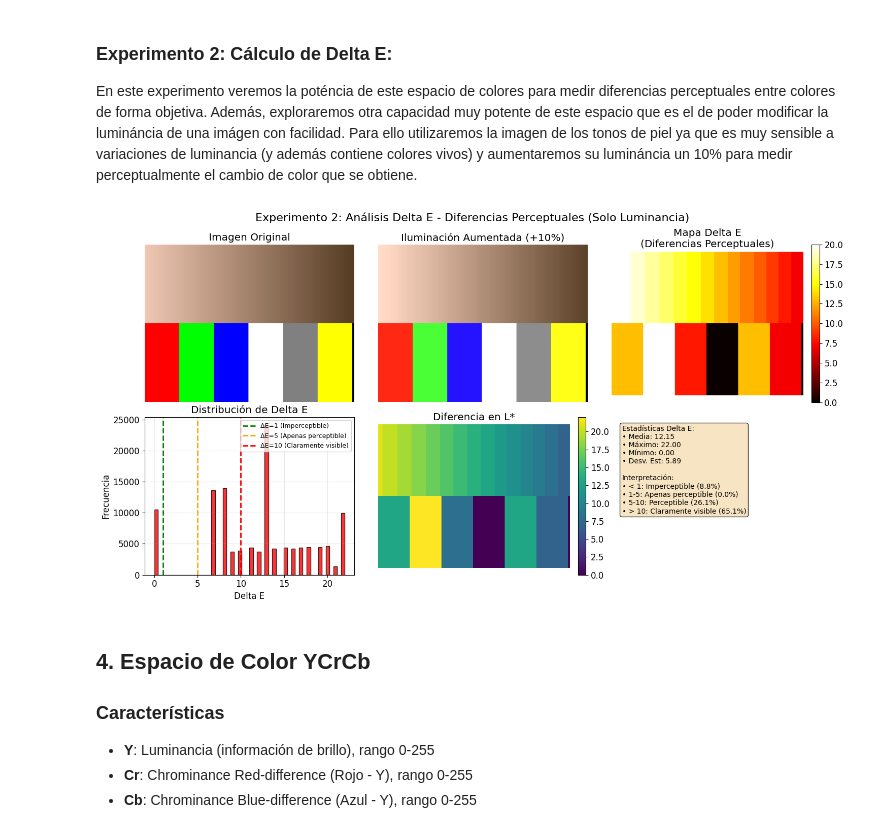
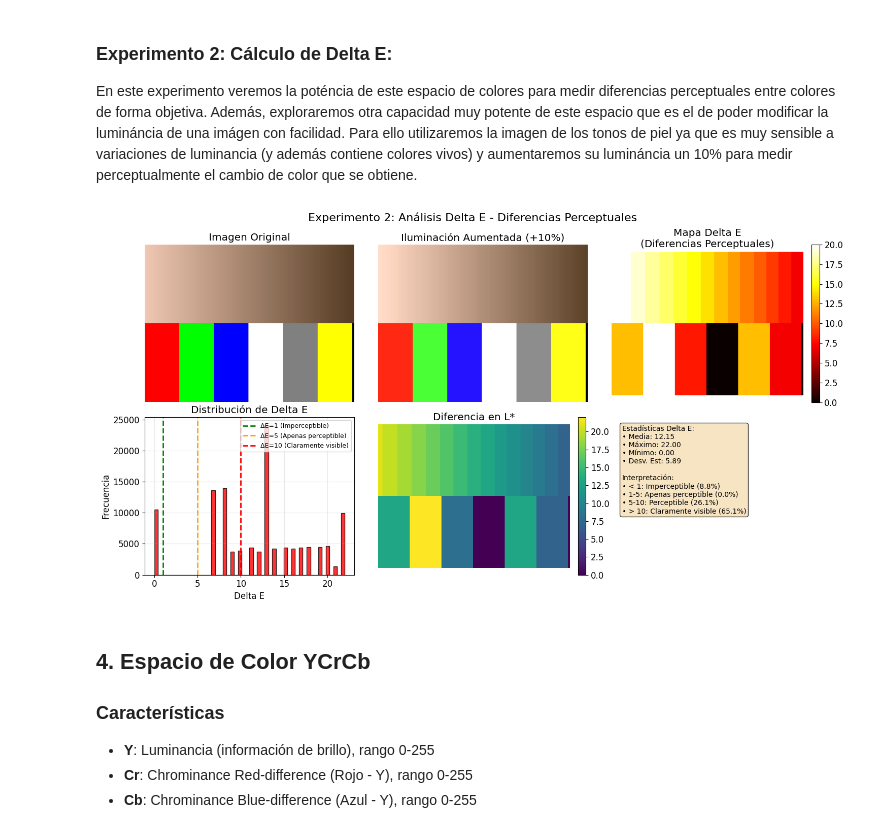
Before and after one commit to Shovar/UA2_AA1.-Comparaci-n-de-distintos-espacios-de-color-en-im-genes-digitales, a Jupyter notebook: espacios_color.ipynb, the cells around one changed output. Cells and saved outputs as stored; diff of their text form; code cells hidden in the pictures.

```diff
--- a/espacios_color.ipynb
+++ b/espacios_color.ipynb
@@ -676,14 +670,13 @@ plt.show()
 
 En este experimento veremos la poténcia de este espacio de colores para medir diferencias perceptuales entre colores de forma objetiva. Además, exploraremos otra capacidad muy potente de este espacio que es el de poder modificar la lumináncia de una imágen con facilidad. Para ello utilizaremos la imagen de los tonos de piel ya que es muy sensible a variaciones de luminancia (y además contiene colores vivos) y aumentaremos su lumináncia un 10% para medir perceptualmente el cambio de color que se obtiene.
 # %%
-# Experimento 2: Cálculo de Delta E - Diferencias Perceptuales
 
 def simular_cambio_iluminacion(imagen, factor_luminancia=1.2):
     """Simula cambio de iluminación modificando el canal L* en LAB"""
     lab = cv2.cvtColor(imagen, cv2.COLOR_BGR2LAB)
     lab_modificada = lab.copy()
 
-    # Modificar canal L* (luminancia)
+    # Modificar canal L*
     lab_modificada[:,:,0] = np.clip(lab_modificada[:,:,0] * factor_luminancia, 0, 255)
 
     # Convertir de vuelta a BGR
@@ -717,7 +710,7 @@ delta_e, delta_l, delta_a, delta_b = calcular_delta_e_avanzado(lab_modificada, l
 fig, axes = plt.subplots(2, 3, figsize=(15, 8))
 
 # Fila 1: Comparación visual
-axes[0,0].imshow(cv2.cvtColor(img_piel, cv2.COLOR_BGR2RGB))  # USAR ESPECTRO HSV
+axes[0,0].imshow(cv2.cvtColor(img_piel, cv2.COLOR_BGR2RGB))
 axes[0,0].set_title('Imagen Original')
 axes[0,0].axis('off')
 
@@ -742,36 +735,36 @@ axes[1,0].axvline(5, color='orange', linestyle='--', linewidth=2, label='ΔE=5 (
 axes[1,0].axvline(10, color='red', linestyle='--', linewidth=2, label='ΔE=10 (Claramente visible)')
 axes[1,0].legend(fontsize=9)
 axes[1,0].grid(True, alpha=0.3)
 
-# Solo diferencia de luminancia (lo que realmente cambia)
+# Solo diferencia de luminancia
 diferencia_lum = np.abs(delta_l)
 im2 = axes[1,1].imshow(diferencia_lum, cmap='viridis')
 axes[1,1].set_title('Diferencia en L*')
 axes[1,1].axis('off')
 plt.colorbar(im2, ax=axes[1,1], fraction=0.046, pad=0.04)
 
 # Estadísticas Delta E
 stats_text = f"""Estadísticas Delta E:
 • Media: {np.mean(delta_e):.2f}
 • Máximo: {np.max(delta_e):.2f}
 • Mínimo: {np.min(delta_e):.2f}
 • Desv. Est: {np.std(delta_e):.2f}
 
 Interpretación:
 • < 1: Imperceptible ({np.sum(delta_e < 1)/delta_e.size*100:.1f}%)
 • 1-5: Apenas perceptible ({np.sum((delta_e >= 1) & (delta_e < 5))/delta_e.size*100:.1f}%)
 • 5-10: Perceptible ({np.sum((delta_e >= 5) & (delta_e < 10))/delta_e.size*100:.1f}%)
 • > 10: Claramente visible ({np.sum(delta_e >= 10)/delta_e.size*100:.1f}%)"""
 
 axes[1,2].text(0.05, 0.95, stats_text, transform=axes[1,2].transAxes, fontsize=10,
                verticalalignment='top', bbox=dict(boxstyle='round', facecolor='wheat', alpha=0.8))
 axes[1,2].axis('off')
 
-plt.suptitle('Experimento 2: Análisis Delta E - Diferencias Perceptuales (Solo Luminancia)', fontsize=16)
+plt.suptitle('Experimento 2: Análisis Delta E - Diferencias Perceptuales', fontsize=16)
 plt.tight_layout()
 plt.show()
 # %% [output]
-[figure, old version]
+[figure, new version]
 # %% [markdown]
 ## 4. Espacio de Color YCrCb
 
```
Also changed, not shown: parts of 12 cells of this notebook.
